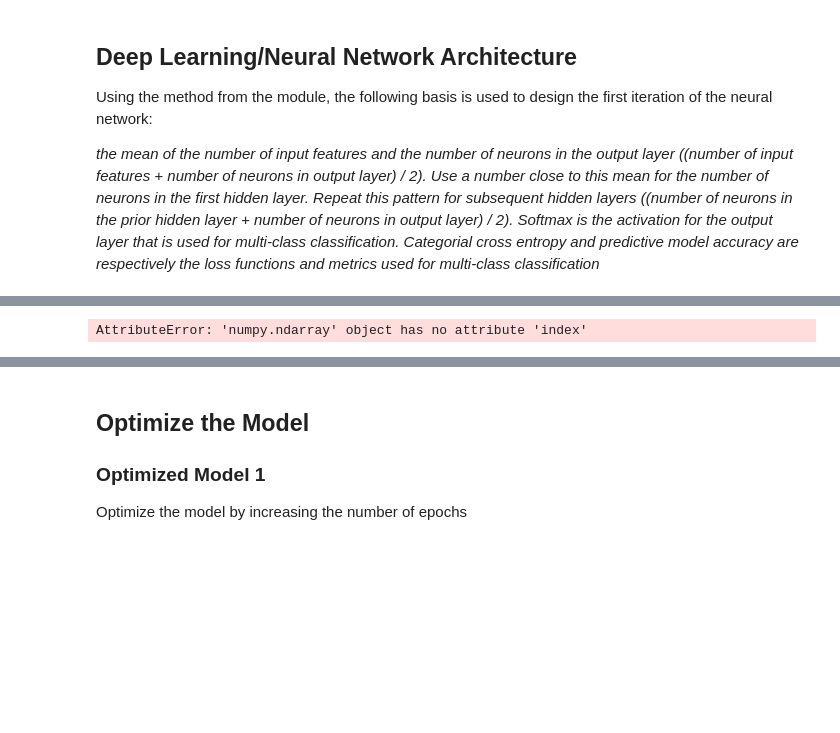
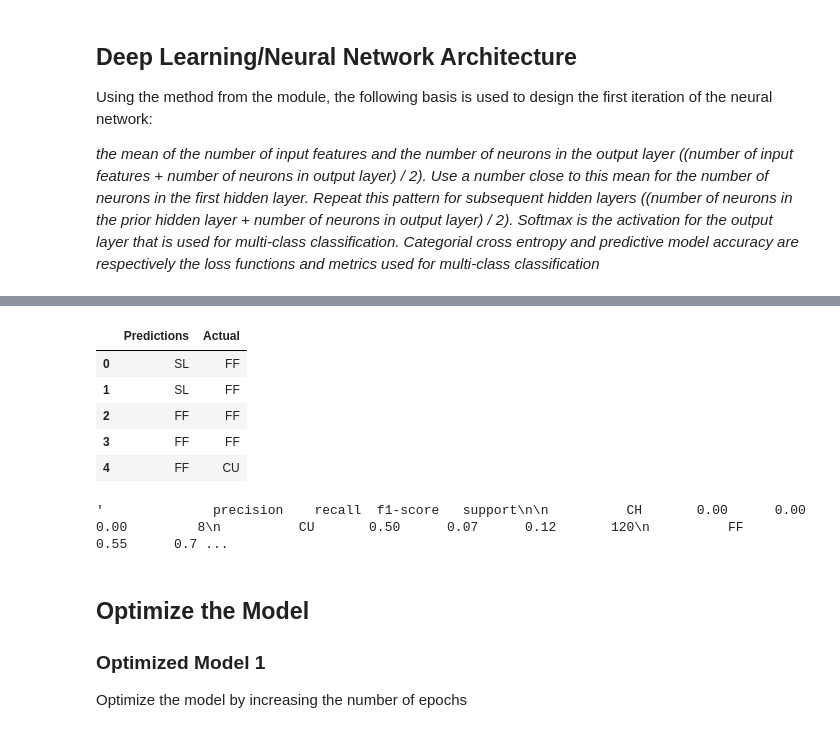
Before and after one commit to Rishi-Prasadha/MLB_ML_Pitching_Prediction, a Jupyter notebook: rishi/starter.ipynb, the cells around one changed output, grey strips where cells are left out. Cells and saved outputs as stored; diff of their text form; code cells hidden in the pictures; blank space fills up the shorter version.

Commit message:
Sorted final results into classification reports

```diff
--- a/rishi/starter.ipynb
+++ b/rishi/starter.ipynb
@@ -275,9 +287,36 @@ array([[1.1075250e-03, 1.4128931e-01, 5.3240854e-01, 3.2519457e-01],
-# %%
-y_pred_final = []
-
-for arrays in y_pred:
-    y_pred_final.append(arrays.index(max(arrays)))
-
-display(y_pred_final)
-# %% [output]
-AttributeError: 'numpy.ndarray' object has no attribute 'index'
+# %%
+
+y_pred = nn_v0.predict(X_test)
+pred_final = np.argmax(y_pred, axis=1)
+
+y_test_reverted = []
+for lists in y_test:
+    if lists[0] == 1:
+        y_test_reverted.append('CH')
+    elif lists[1] == 1:
+        y_test_reverted.append('CU')
+    elif lists[2] == 1:
+        y_test_reverted.append('FF')
+    else:
+        y_test_reverted.append('SL')
+
+y_pred_converted = []
+for numbers in pred_final:
+    if numbers == 0:
+        y_pred_converted.append('CH')
+    elif numbers == 1:
+        y_pred_converted.append('CU')
+    elif numbers == 2:
+        y_pred_converted.append('FF')
+    else:
+        y_pred_converted.append('SL')
+
+# display(y_test)
+# display(pred_final)
+final_results = pd.DataFrame({
+    'Predictions': y_pred_converted,
+    'Actual':  y_test_reverted})
+
+display(final_results.head())
+display(classification_report(final_results['Actual'], final_results['Predictions']))
+# %% [output]
@@ -284,3 +324,10 @@ AttributeError: 'numpy.ndarray' object has no attribute 'index'
+|  | Predictions | Actual |
+| 0 | SL | FF |
+| 1 | SL | FF |
+| 2 | FF | FF |
+| 3 | FF | FF |
+| 4 | FF | CU |
+'              precision    recall  f1-score   support\n\n          CH       0.00      0.00      0.00         8\n          CU       0.50      0.07      0.12       120\n          FF       0.55      0.7 ...
 # %% [markdown]
 ## Optimize the Model
 
```
Also changed, not shown: parts of 16 cells of this notebook.
